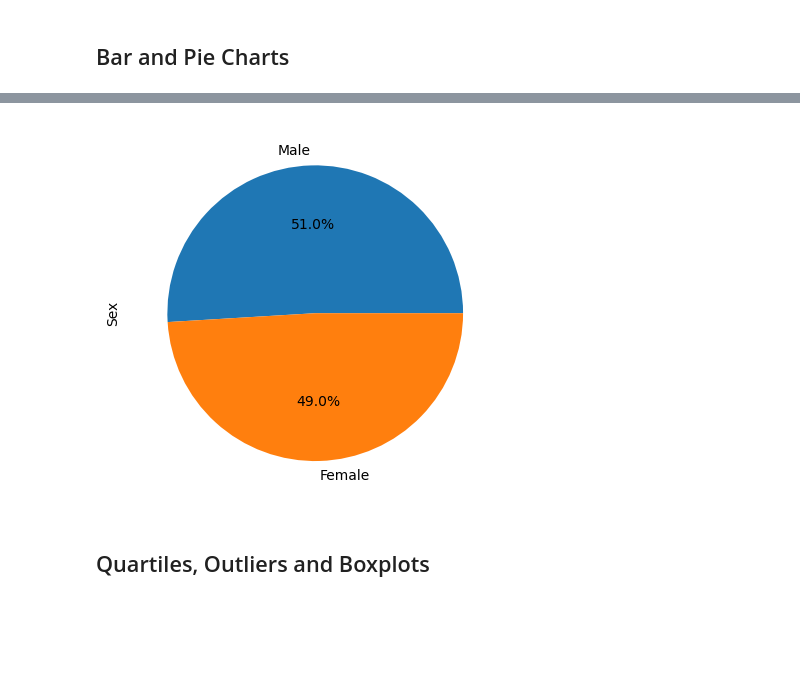
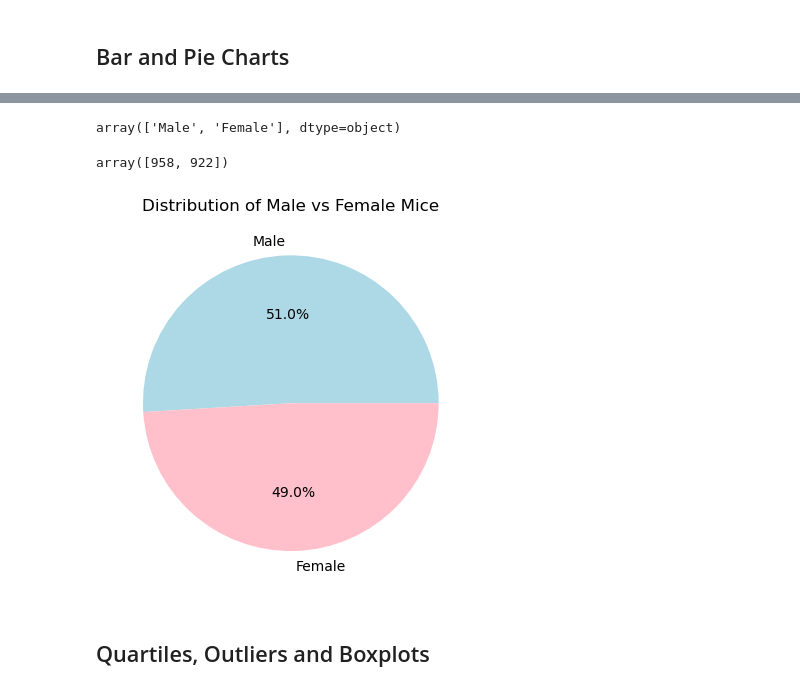
Before and after one commit to djdavis825/matplotlib_challenge, a Jupyter notebook: Pymaceuticals/pymaceuticals_solution.ipynb, the cells around one changed output, grey strips where cells are left out. Drawn from its saved outputs; the diff is of its cells as text; code cells hidden in the pictures; blank space fills up the shorter version.

```diff
--- a/Pymaceuticals/pymaceuticals_solution.ipynb
+++ b/Pymaceuticals/pymaceuticals_solution.ipynb
@@ -158,0 +222,4 @@ TypeError: agg function failed [how->mean,dtype->object]
+# %%
+# gender count
+counts = clean_study_data_comp["Sex"].value_counts()
+counts
@@ -163,6 +243,25 @@ TypeError: agg function failed [how->mean,dtype->object]
+# %%
+# names of genders
+counts.index.values
+# %% [output]
+array(['Male', 'Female'], dtype=object)
+# %%
+# counts of genders
+counts.values
+# %% [output]
+array([958, 922])
 # %%
 # Generate a pie plot showing the distribution of female versus male mice using pyplot
+plt.pie(
+    counts.values,
+    labels=counts.index.values,
+    autopct="%1.1f%%",
+    colors=["lightblue", "pink"]
+)
+
+plt.title("Distribution of Male vs Female Mice")
+plt.show()
 # %% [output]
-[figure, old version]
+[figure, new version]
 # %% [markdown]
 ## Quartiles, Outliers and Boxplots
```
Also changed, not shown: parts of 27 cells of this notebook, 2 other files.
